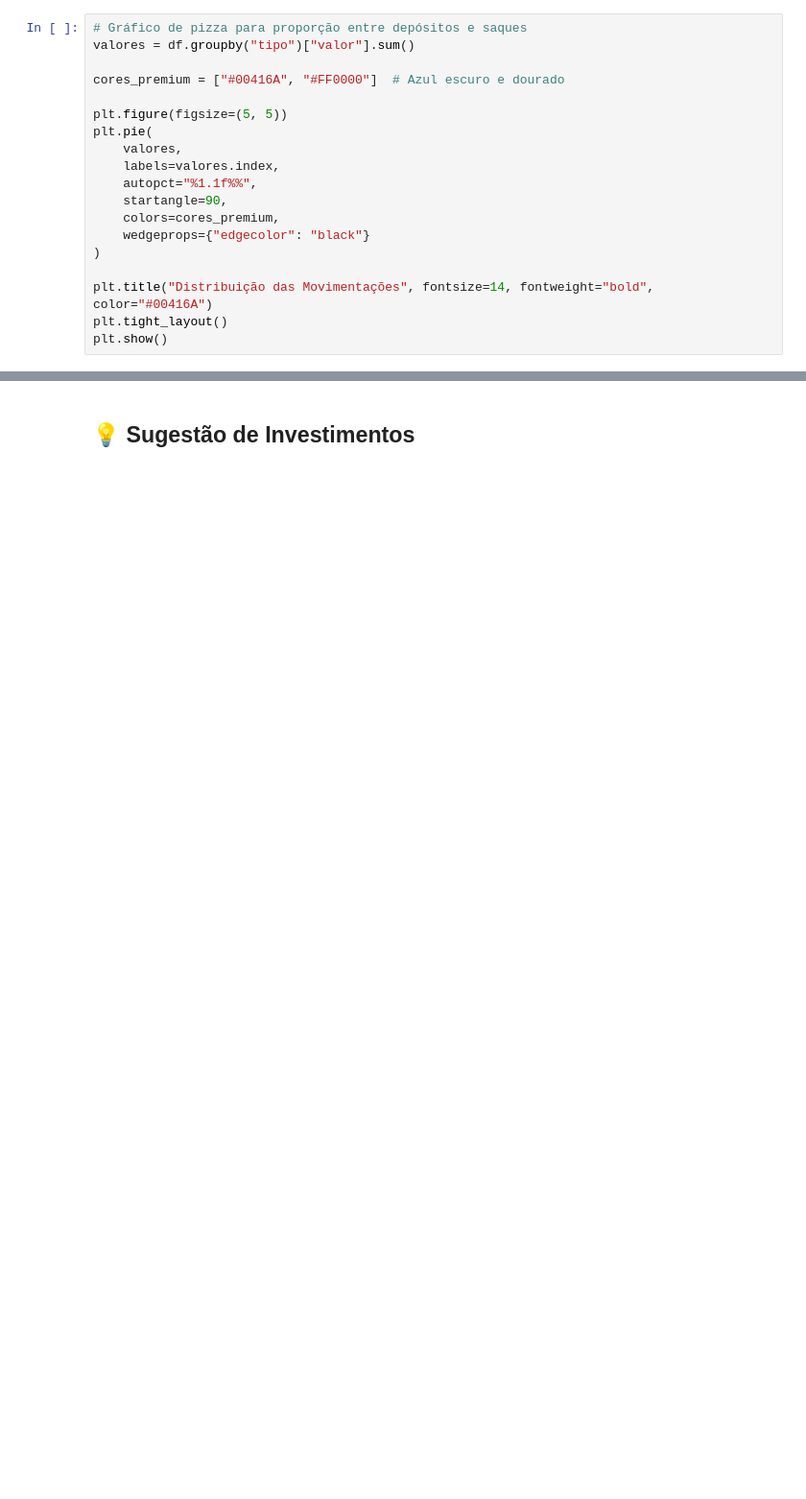
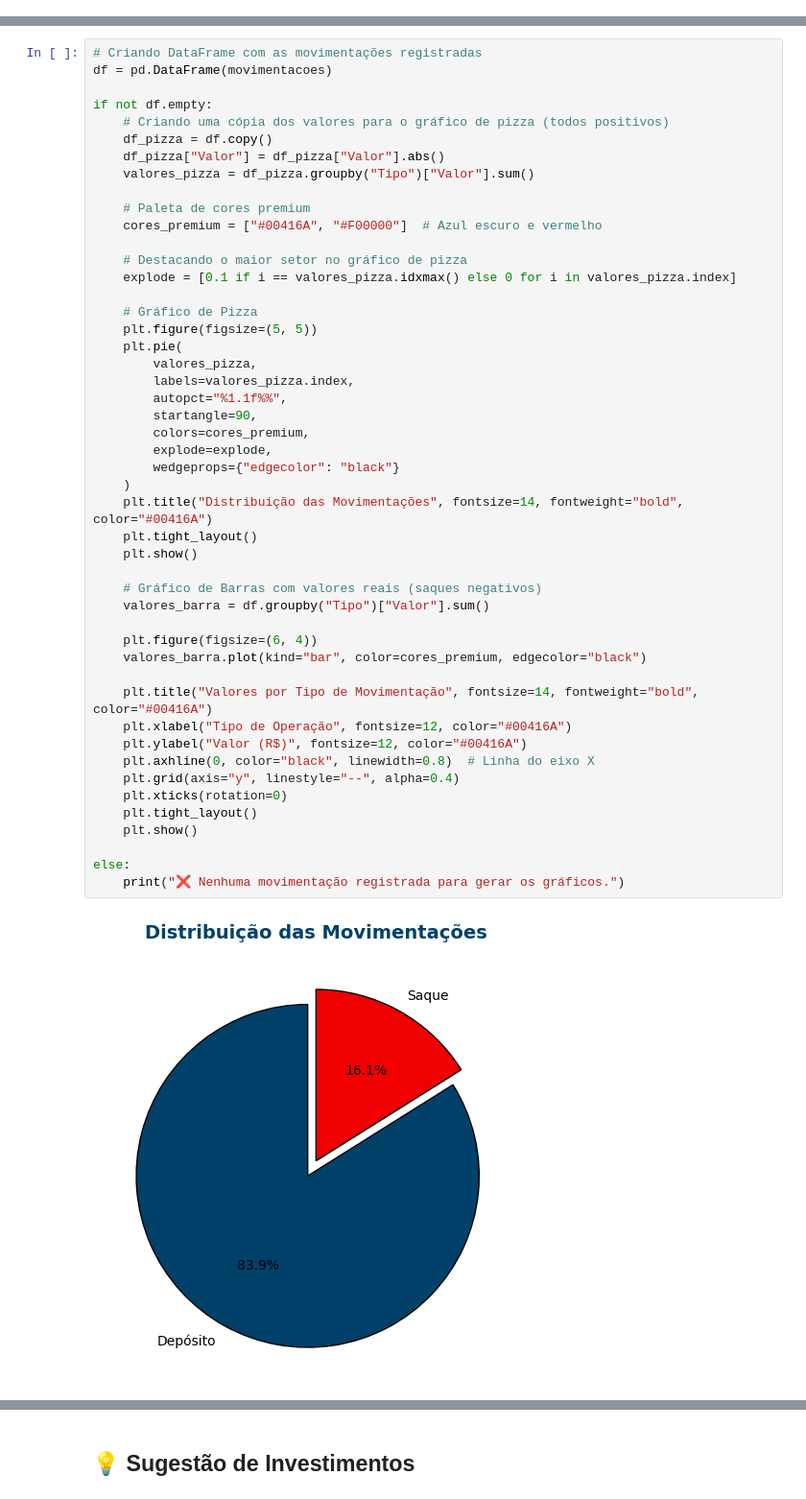
Before and after one commit to LidianeSouza/sistema-bancario-inteligente, a Jupyter notebook: sistema_bancario_inteligente.ipynb, the cells around one changed output, grey strips where cells are left out. Shown at 96% size. Drawn from its saved outputs; the diff is of its cells as text; blank space fills up the shorter version.

```diff
--- a/sistema_bancario_inteligente.ipynb
+++ b/sistema_bancario_inteligente.ipynb
@@ -170,19 +131,0 @@ plt.show()
-# %%
-# Gráfico de pizza para proporção entre depósitos e saques
-valores = df.groupby("tipo")["valor"].sum()
-
-cores_premium = ["#00416A", "#FF0000"]  # Azul escuro e dourado
-
-plt.figure(figsize=(5, 5))
-plt.pie(
-    valores,
-    labels=valores.index,
-    autopct="%1.1f%%",
-    startangle=90,
-    colors=cores_premium,
-    wedgeprops={"edgecolor": "black"}
-)
-
-plt.title("Distribuição das Movimentações", fontsize=14, fontweight="bold", color="#00416A")
-plt.tight_layout()
-plt.show()
@@ -190,0 +162,50 @@ plt.show()
+# %%
+# Criando DataFrame com as movimentações registradas
+df = pd.DataFrame(movimentacoes)
+
+if not df.empty:
+    # Criando uma cópia dos valores para o gráfico de pizza (todos positivos)
+    df_pizza = df.copy()
+    df_pizza["Valor"] = df_pizza["Valor"].abs()
+    valores_pizza = df_pizza.groupby("Tipo")["Valor"].sum()
+
+    # Paleta de cores premium
+    cores_premium = ["#00416A", "#F00000"]  # Azul escuro e vermelho
+
+    # Destacando o maior setor no gráfico de pizza
+    explode = [0.1 if i == valores_pizza.idxmax() else 0 for i in valores_pizza.index]
+
+    # Gráfico de Pizza
+    plt.figure(figsize=(5, 5))
+    plt.pie(
+        valores_pizza,
+        labels=valores_pizza.index,
+        autopct="%1.1f%%",
+        startangle=90,
+        colors=cores_premium,
+        explode=explode,
+        wedgeprops={"edgecolor": "black"}
+    )
+    plt.title("Distribuição das Movimentações", fontsize=14, fontweight="bold", color="#00416A")
+    plt.tight_layout()
+    plt.show()
+
+    # Gráfico de Barras com valores reais (saques negativos)
+    valores_barra = df.groupby("Tipo")["Valor"].sum()
+
+    plt.figure(figsize=(6, 4))
+    valores_barra.plot(kind="bar", color=cores_premium, edgecolor="black")
+
+    plt.title("Valores por Tipo de Movimentação", fontsize=14, fontweight="bold", color="#00416A")
+    plt.xlabel("Tipo de Operação", fontsize=12, color="#00416A")
+    plt.ylabel("Valor (R$)", fontsize=12, color="#00416A")
+    plt.axhline(0, color="black", linewidth=0.8)  # Linha do eixo X
+    plt.grid(axis="y", linestyle="--", alpha=0.4)
+    plt.xticks(rotation=0)
+    plt.tight_layout()
+    plt.show()
+
+else:
+    print("❌ Nenhuma movimentação registrada para gerar os gráficos.")
+# %% [output]
+[figure, added]
```
Also changed, not shown: parts of 26 cells of this notebook, 2 other files.
